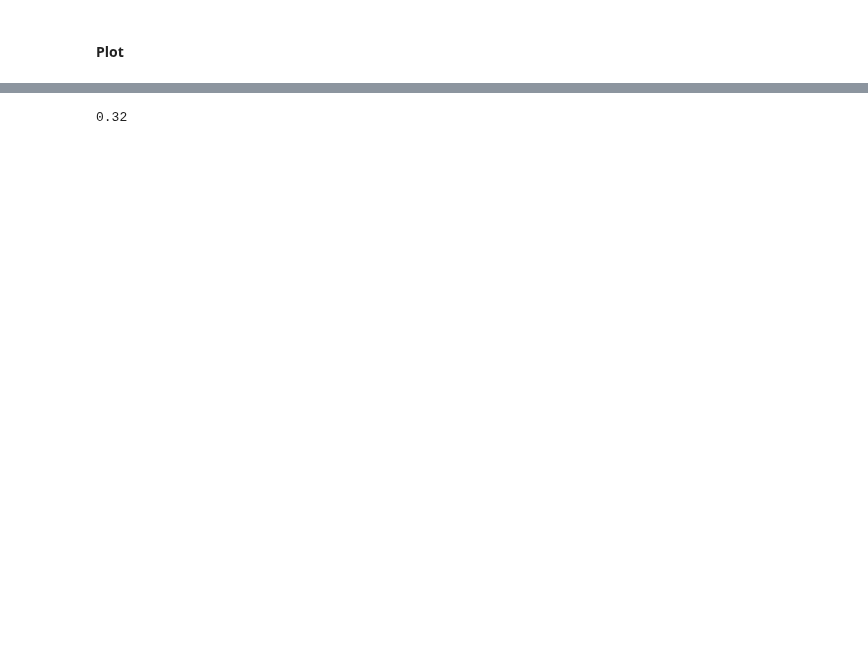
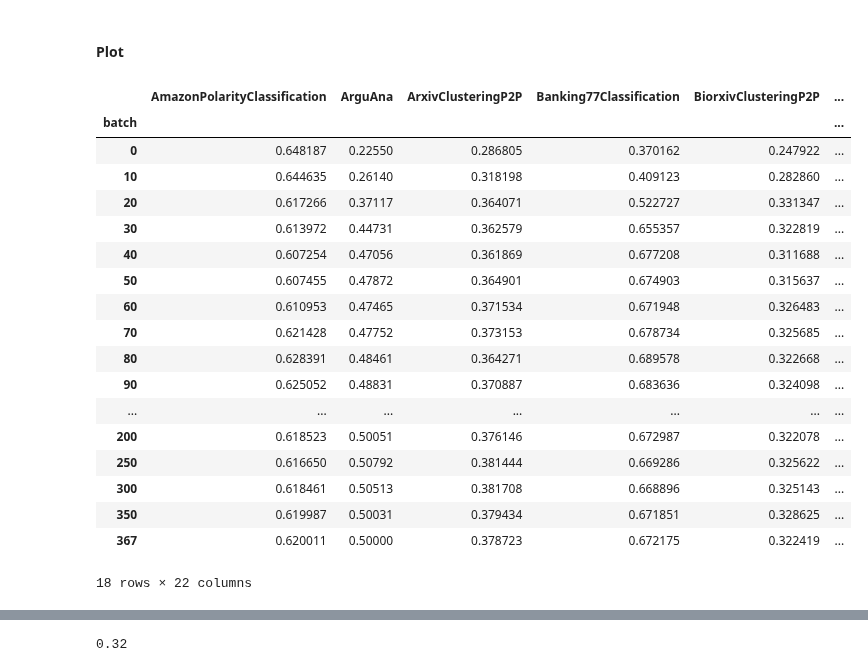
Before and after one commit to berenslab/text-embed-augm, a Jupyter notebook: scripts/17-rgm-mteb-eval-batches.ipynb, the cells around one changed output, grey strips where cells are left out. Drawn from its saved outputs; the diff is of its cells as text; code cells hidden in the pictures; blank space fills up the shorter version.

```diff
--- a/scripts/17-rgm-mteb-eval-batches.ipynb
+++ b/scripts/17-rgm-mteb-eval-batches.ipynb
@@ -1142,6 +1171,28 @@ df_training_eval_results.to_parquet(
 )
 # %% [markdown]
 #### Plot
+# %%
+df_training_eval_results
+# %% [output]
+|  | AmazonPolarityClassification | ArguAna | ArxivClusteringP2P | Banking77Classification | BiorxivClusteringP2P | ... |
+| batch |  |  |  |  |  | ... |
+| 0 | 0.648187 | 0.22550 | 0.286805 | 0.370162 | 0.247922 | ... |
+| 10 | 0.644635 | 0.26140 | 0.318198 | 0.409123 | 0.282860 | ... |
+| 20 | 0.617266 | 0.37117 | 0.364071 | 0.522727 | 0.331347 | ... |
+| 30 | 0.613972 | 0.44731 | 0.362579 | 0.655357 | 0.322819 | ... |
+| 40 | 0.607254 | 0.47056 | 0.361869 | 0.677208 | 0.311688 | ... |
+| 50 | 0.607455 | 0.47872 | 0.364901 | 0.674903 | 0.315637 | ... |
+| 60 | 0.610953 | 0.47465 | 0.371534 | 0.671948 | 0.326483 | ... |
+| 70 | 0.621428 | 0.47752 | 0.373153 | 0.678734 | 0.325685 | ... |
+| 80 | 0.628391 | 0.48461 | 0.364271 | 0.689578 | 0.322668 | ... |
+| 90 | 0.625052 | 0.48831 | 0.370887 | 0.683636 | 0.324098 | ... |
+| ... | ... | ... | ... | ... | ... | ... |
+| 200 | 0.618523 | 0.50051 | 0.376146 | 0.672987 | 0.322078 | ... |
+| 250 | 0.616650 | 0.50792 | 0.381444 | 0.669286 | 0.325622 | ... |
+| 300 | 0.618461 | 0.50513 | 0.381708 | 0.668896 | 0.325143 | ... |
+| 350 | 0.619987 | 0.50031 | 0.379434 | 0.671851 | 0.328625 | ... |
+| 367 | 0.620011 | 0.50000 | 0.378723 | 0.672175 | 0.322419 | ... |
+18 rows × 22 columns
 # %%
 %matplotlib inline
 
```
Also changed, not shown: parts of 21 cells of this notebook, 7 other files.
